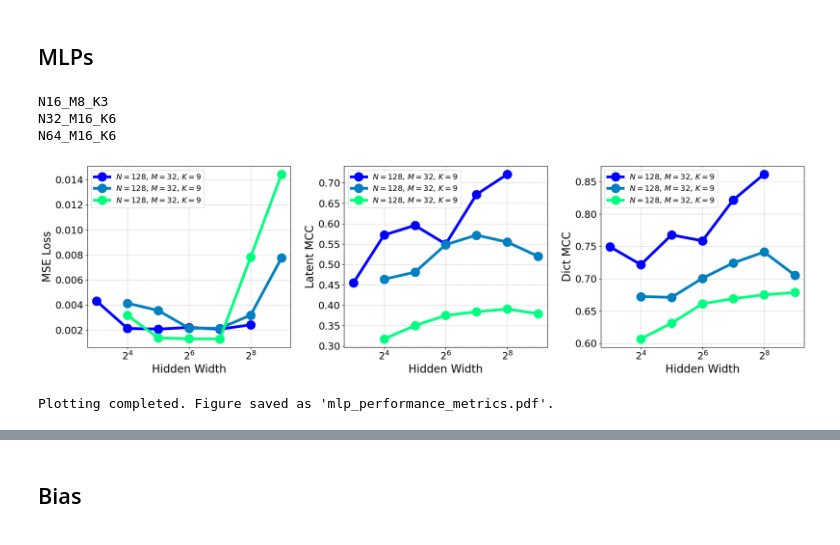
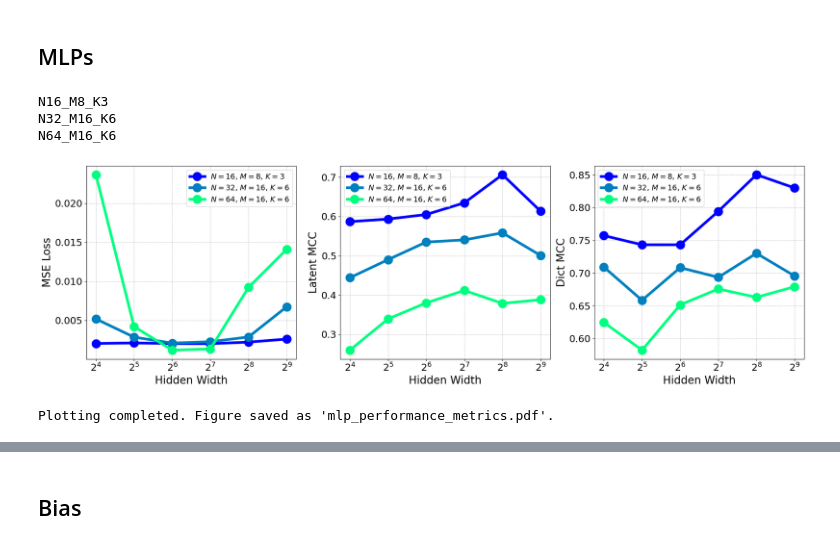
Before and after one commit to charlieoneill11/sparse-inference, a Jupyter notebook: experiments/paper.ipynb, the cells around one changed output, grey strips where cells are left out. Drawn from its saved outputs; the diff is of its cells as text; code cells hidden in the pictures.

```diff
--- a/experiments/paper.ipynb
+++ b/experiments/paper.ipynb
@@ -1131,12 +1142,13 @@ import matplotlib.pyplot as plt
 import numpy as np
 
 # Load the JSON data
-with open('results/fixed_Z_flops_reconstruction.json', 'r') as f:
+with open('results/fixed_D_flops_reconstruction.json', 'r') as f:
     data = json.load(f)
 
 # Extract data
 avg_sae = data['SAE']
-avg_sae_ito = data['SAE_ITO']
+avg_sae_ito_init = data['SAE_ITO_init']
+avg_sae_ito_random = data['SAE_ITO_random']
 avg_mlps = data['MLPs']
 hidden_layers = list(avg_mlps.keys())
 
@@ -1156,13 +1168,21 @@ plt.fill_between(np.array(avg_sae['step']) + 1,
                  np.array(avg_sae['mcc_test']) + np.array(avg_sae['mcc_test_std']),
                  alpha=alpha, color='red')
 
-# Plot SAE_ITO
-plt.plot(np.array(avg_sae_ito['step']) + 1, avg_sae_ito['mcc_test'], '-',
-         color='green', label='SAE_ITO', linewidth=linewidth)
-plt.fill_between(np.array(avg_sae_ito['step']) + 1,
-                 np.array(avg_sae_ito['mcc_test']) - np.array(avg_sae_ito['mcc_test_std']),
-                 np.array(avg_sae_ito['mcc_test']) + np.array(avg_sae_ito['mcc_test_std']),
+# Plot SAE_ITO_init
+plt.plot(np.array(avg_sae_ito_init['step']) + 1, avg_sae_ito_init['mcc_test'], '-',
+         color='green', label='SAE ITO (initialised)', linewidth=linewidth)
+plt.fill_between(np.array(avg_sae_ito_init['step']) + 1,
+                 np.array(avg_sae_ito_init['mcc_test']) - np.array(avg_sae_ito_init['mcc_test_std']),
+                 np.array(avg_sae_ito_init['mcc_test']) + np.array(avg_sae_ito_init['mcc_test_std']),
                  alpha=alpha, color='green')
+
+# Plot SAE_ITO_random
+plt.plot(np.array(avg_sae_ito_random['step']) + 1, avg_sae_ito_random['mcc_test'], '-',
+         color='orange', label='SAE ITO (random)', linewidth=linewidth)
+plt.fill_between(np.array(avg_sae_ito_random['step']) + 1,
+                 np.array(avg_sae_ito_random['mcc_test']) - np.array(avg_sae_ito_random['mcc_test_std']),
+                 np.array(avg_sae_ito_random['mcc_test']) + np.array(avg_sae_ito_random['mcc_test_std']),
+                 alpha=alpha, color='orange')
 
 # Plot MLPs
 colors = plt.cm.winter(np.linspace(0, 1, len(hidden_layers)))
@@ -1186,6 +1206,6 @@ plt.ylim(-0.1, 1)
 plt.tick_params(axis='both', which='major', labelsize=base_fontsize)
 
 plt.tight_layout()
-plt.savefig('results/figures/fixed_Z_training_steps_reconstruction.pdf', dpi=300, bbox_inches='tight')
+plt.savefig('results/figures/fixed_D_training_steps_reconstruction.pdf', dpi=300, bbox_inches='tight')
 plt.show()
 # %% [output]
@@ -2256,6 +2276,9 @@ def plot_results(results, base_fontsize=20, line_width=5, marker_size=16):
             dict_mcc_values.append(dict_mcc)
 
         # Create label
+        N = config.split('N')[-1].split('_')[0]
+        M = config.split('M')[-1].split('_')[0]
+        K = config.split('K')[-1].split('_')[0]
         label = f"$N={N}$, $M={M}$, $K={K}$"
 
         # Plot test loss
@@ -2263,32 +2286,32 @@ def plot_results(results, base_fontsize=20, line_width=5, marker_size=16):
         axs[0].set_xlabel('Hidden Width', fontsize=base_fontsize)
         axs[0].set_ylabel('MSE Loss', fontsize=base_fontsize)
 
         # Plot MCC
         axs[1].plot(hidden_widths, mcc_values, '-o', color=color, linewidth=line_width, markersize=marker_size, label=label)
         axs[1].set_xlabel('Hidden Width', fontsize=base_fontsize)
         axs[1].set_ylabel('Latent MCC', fontsize=base_fontsize)
 
         # Plot Dict MCC
         axs[2].plot(hidden_widths, dict_mcc_values, '-o', color=color, linewidth=line_width, markersize=marker_size, label=label)
         axs[2].set_xlabel('Hidden Width', fontsize=base_fontsize)
         axs[2].set_ylabel('Dict MCC', fontsize=base_fontsize)
 
     for ax in axs:
         ax.legend(fontsize=base_fontsize - 6)
         ax.tick_params(axis='both', which='major', labelsize=base_fontsize - 2)
         ax.grid(True, linestyle='--', alpha=0.7)
         ax.set_xscale('log', base=2)  # Set x-axis to log scale (base 2)
 
     plt.tight_layout()
     plt.savefig('results/figures/mlp_performance_metrics.pdf', dpi=300, bbox_inches='tight')
     plt.show()
 
 results = load_results('results/mlp_hidden_width_experiment.json')
 plot_results(results, base_fontsize=20, line_width=5, marker_size=16)
 print("Plotting completed. Figure saved as 'mlp_performance_metrics.pdf'.")
 # %% [output]
 N16_M8_K3
 N32_M16_K6
 N64_M16_K6
-[figure, old version]
+[figure, new version]
 Plotting completed. Figure saved as 'mlp_performance_metrics.pdf'.
```
Also changed, not shown: parts of 8 cells of this notebook, 14 other files.
